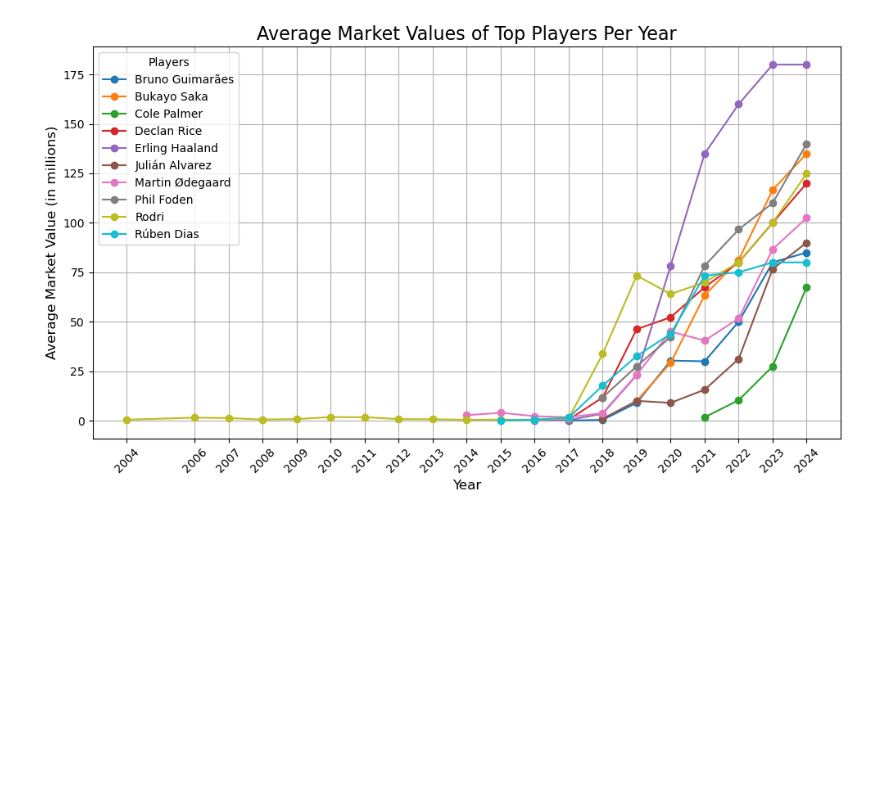
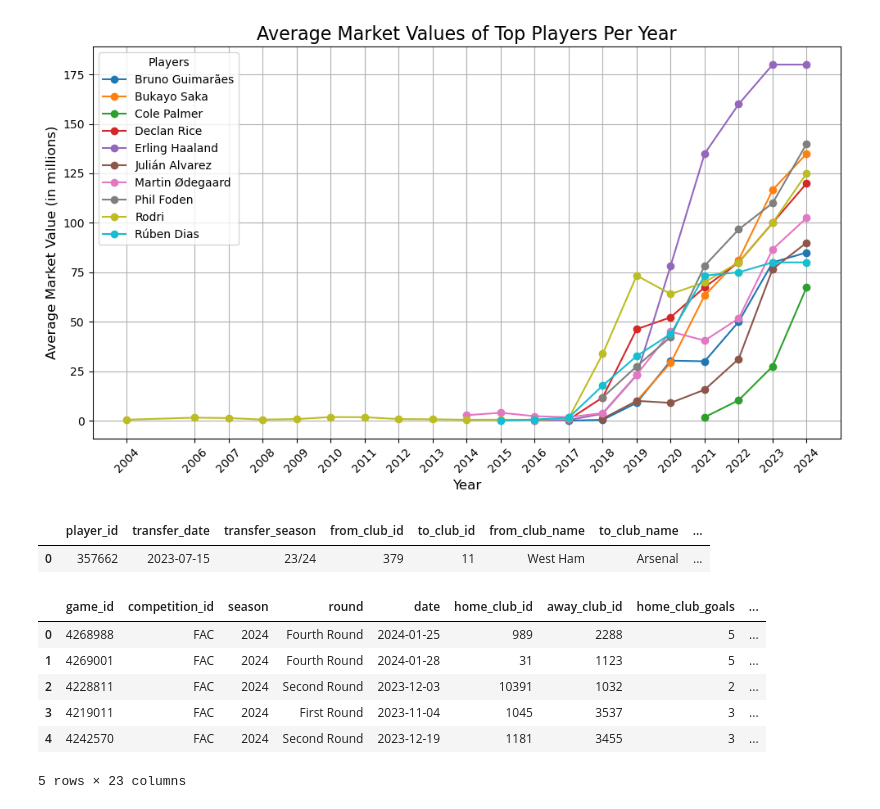
Before and after one commit to shadtome/Score-data, a Jupyter notebook: data_explore/transfer_market_examples.ipynb, the cells around one changed output. Drawn from its saved outputs; the diff is of its cells as text; code cells hidden in the pictures; blank space fills up the shorter version.

```diff
--- a/data_explore/transfer_market_examples.ipynb
+++ b/data_explore/transfer_market_examples.ipynb
@@ -465,3 +463,34 @@ plt.tight_layout()
 plt.show()
 # %% [output]
 [figure]
+# %%
+con = sql.connect(path)
+
+transfer = pd.read_sql("""SELECT *
+                        FROM transfers
+                        WHERE transfer_season = '23/24' AND player_name = 'Declan Rice'
+                        LIMIT 10;""",con)
+
+con.close()
+transfer
+# %% [output]
+|  | player_id | transfer_date | transfer_season | from_club_id | to_club_id | from_club_name | to_club_name | ... |
+| 0 | 357662 | 2023-07-15 | 23/24 | 379 | 11 | West Ham | Arsenal | ... |
+# %%
+con = sql.connect(path)
+
+matches = pd.read_sql("""SELECT *
+                        FROM games
+                        WHERE games.season='2024'
+                        LIMIT 10;""",con)
+
+con.close()
+matches.head()
+# %% [output]
+|  | game_id | competition_id | season | round | date | home_club_id | away_club_id | home_club_goals | ... |
+| 0 | 4268988 | FAC | 2024 | Fourth Round | 2024-01-25 | 989 | 2288 | 5 | ... |
+| 1 | 4269001 | FAC | 2024 | Fourth Round | 2024-01-28 | 31 | 1123 | 5 | ... |
+| 2 | 4228811 | FAC | 2024 | Second Round | 2023-12-03 | 10391 | 1032 | 2 | ... |
+| 3 | 4219011 | FAC | 2024 | First Round | 2023-11-04 | 1045 | 3537 | 3 | ... |
+| 4 | 4242570 | FAC | 2024 | Second Round | 2023-12-19 | 1181 | 3455 | 3 | ... |
+5 rows × 23 columns
```
Also changed, not shown: parts of 4 cells of this notebook, 7 other files.
